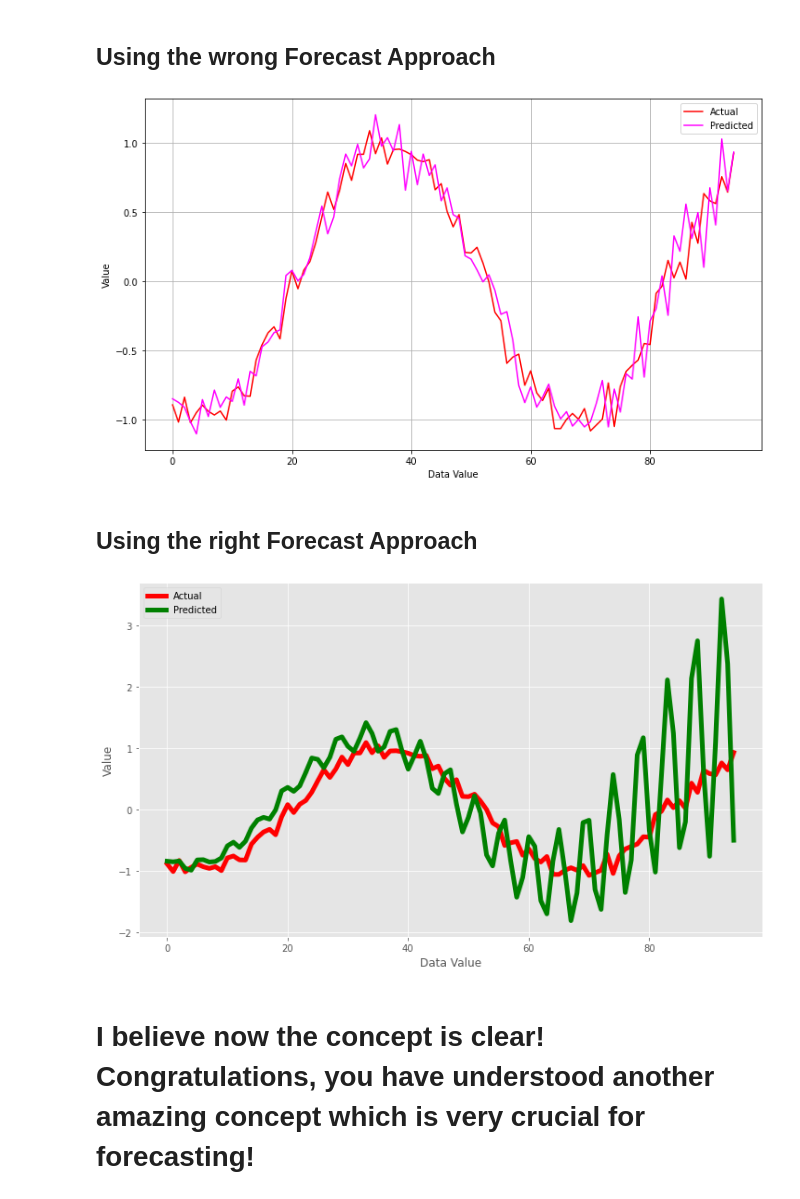
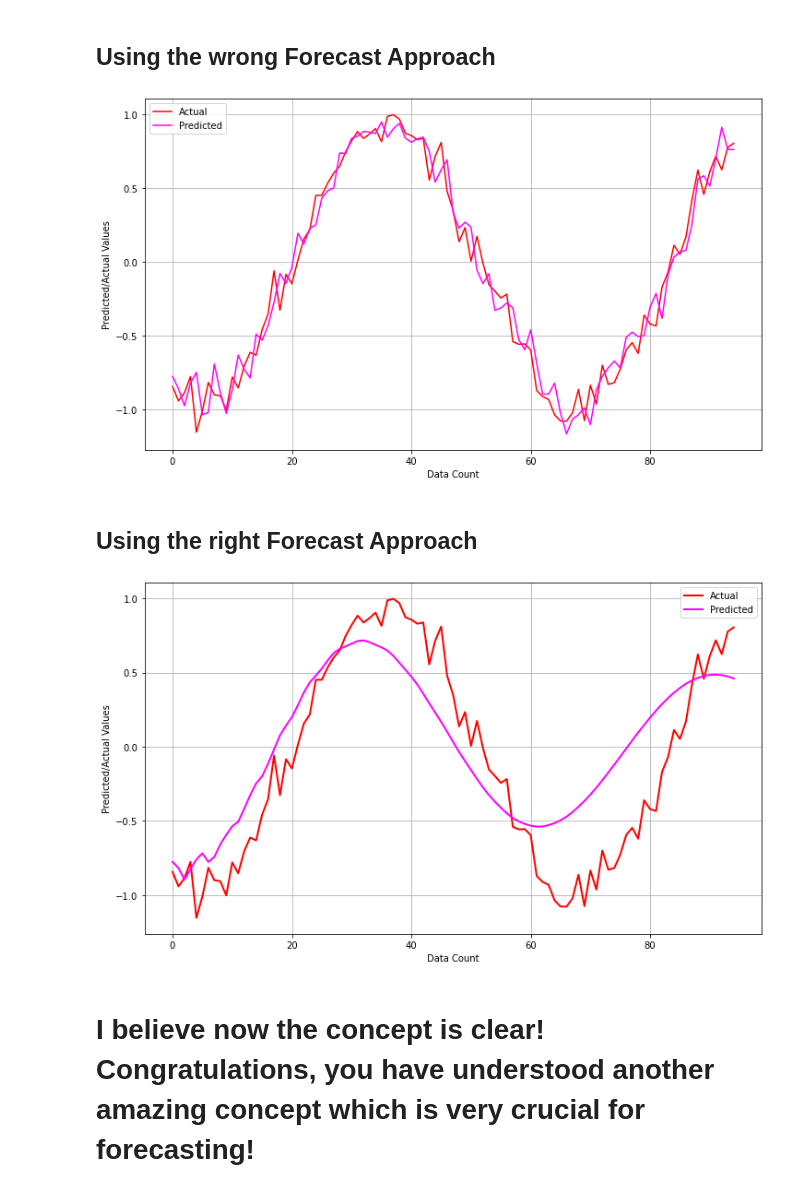
Before and after one commit to HarshitDawar55/Machine_And_Deep_Learning, a Jupyter notebook: Projects/Deep_Learning_Projects/AutoRegressor-Model-RNN-Basics/AutoRegressor Model.ipynb, the cells around one changed output. Saved outputs shown, nothing was run; the diff lists cells and outputs as text; code cells hidden in the pictures.

Commit message:
Optimized the Model

```diff
--- a/Projects/Deep_Learning_Projects/AutoRegressor-Model-RNN-Basics/AutoRegressor Model.ipynb
+++ b/Projects/Deep_Learning_Projects/AutoRegressor-Model-RNN-Basics/AutoRegressor Model.ipynb
@@ -43,11 +43,11 @@ inputShape = Input(shape = (T, ))
 outputLayer = Dense(1)(inputShape)
 
 model = Model(inputShape, outputLayer)
-model.compile(loss = "mse", optimiser = Adam(lr = 0.001))
+model.compile(loss = "mse", optimiser = Adam(lr = 0.01))
 # %%
 trainedModel = model.fit(data[:data.shape[0] // 2],
                          forecast[:forecast.shape[0] // 2],
-                         epochs = 100,
+                         epochs = 500,
                          validation_data = (data[-data.shape[0] // 2 : ], forecast[-forecast.shape[0] // 2 : ])
                     )
 # %% [output]
@@ -161,11 +159,11 @@ inputShape = Input(shape = (T, ))
 outputLayer = Dense(1)(inputShape)
 
 model = Model(inputShape, outputLayer)
-model.compile(loss = "mse", optimiser = Adam(lr = 0.001))
+model.compile(loss = "mse", optimiser = Adam(lr = 0.01))
 # %%
 trainedModel = model.fit(data[:data.shape[0] // 2],
                          forecast[:forecast.shape[0] // 2],
-                         epochs = 100,
+                         epochs = 500,
                          validation_data = (data[-data.shape[0] // 2 : ], forecast[-forecast.shape[0] // 2 : ])
                     )
 # %% [output]
@@ -214,11 +212,11 @@ plt.plot(predictionsTargetValues, label = "Actual", c = "red")
 plt.plot(predictions, label = "Predicted", c = 'magenta')
 plt.legend()
 plt.grid()
-plt.xlabel("Data Value")
-plt.ylabel("Value")
+plt.xlabel("Data Count")
+plt.ylabel("Predicted/Actual Values")
 plt.show()
 # %% [output]
-[figure, old version]
+[figure, new version]
 # %% [markdown]
 ## Using the right Forecast Approach
 # %%
@@ -236,15 +234,15 @@ while len(predictions) < len(predictionsTargetValues):
     last_Value_Of_Data = np.roll(last_Value_Of_Data, -1)
     last_Value_Of_Data[-1] = temp
 # %%
-plt.style.use("ggplot")
 plt.figure(figsize = (12, 7))
-plt.plot(predictionsTargetValues, label = "Actual", c = "red", linestyle = "solid", linewidth = 5)
-plt.plot(predictions, label = "Predicted", c = 'green', linestyle = "solid", linewidth = 5)
+plt.plot(predictionsTargetValues, label = "Actual", c = "red", linestyle = "solid", linewidth = 2)
+plt.plot(predictions, label = "Predicted", c = 'magenta', linestyle = "solid", linewidth = 2)
 plt.legend()
-plt.xlabel("Data Value")
-plt.ylabel("Value")
+plt.grid()
+plt.xlabel("Data Count")
+plt.ylabel("Predicted/Actual Values")
 plt.show()
 # %% [output]
-[figure, old version]
+[figure, new version]
 # %% [markdown]
 # I believe now the concept is clear! Congratulations, you have understood another amazing concept which is very crucial for forecasting!
```
Also changed, not shown: parts of 12 cells of this notebook.
